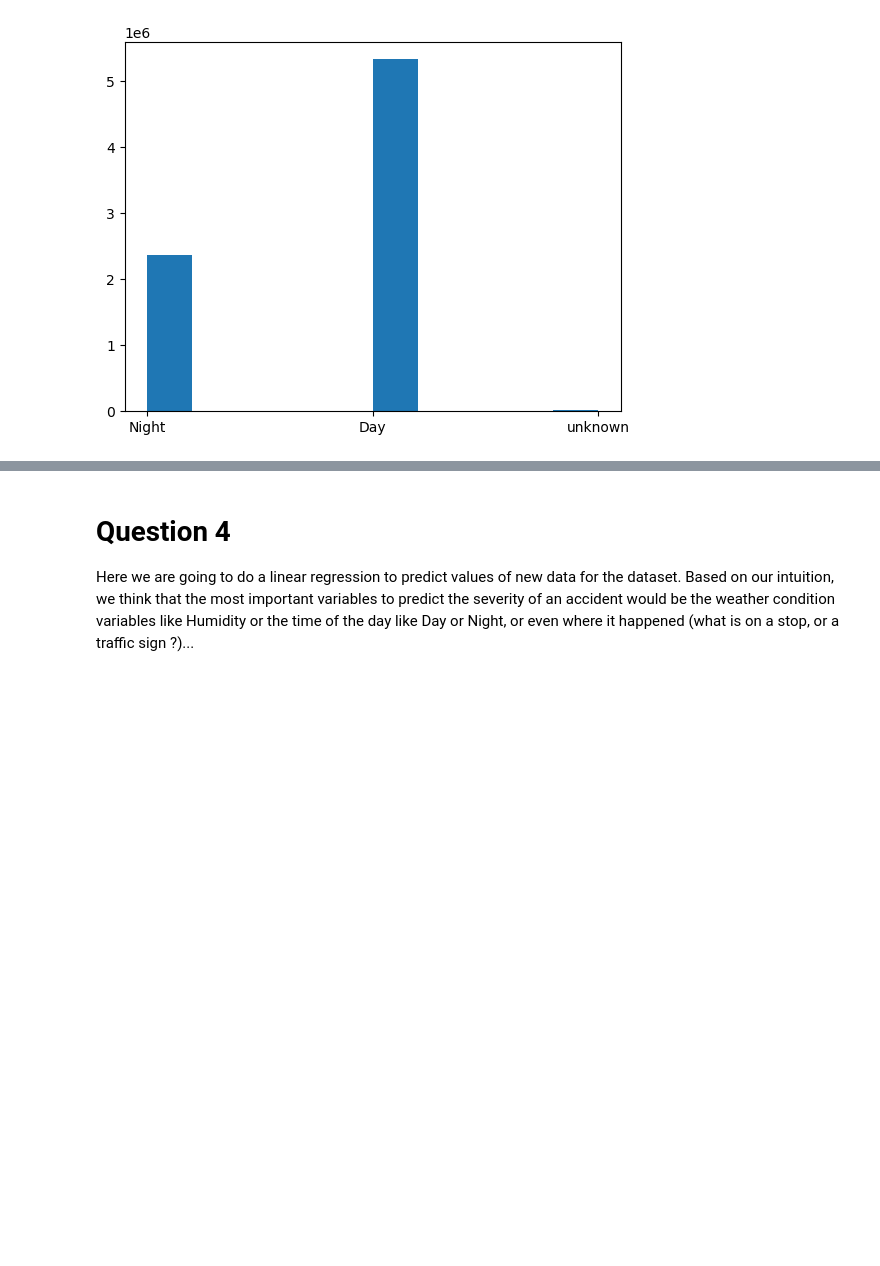
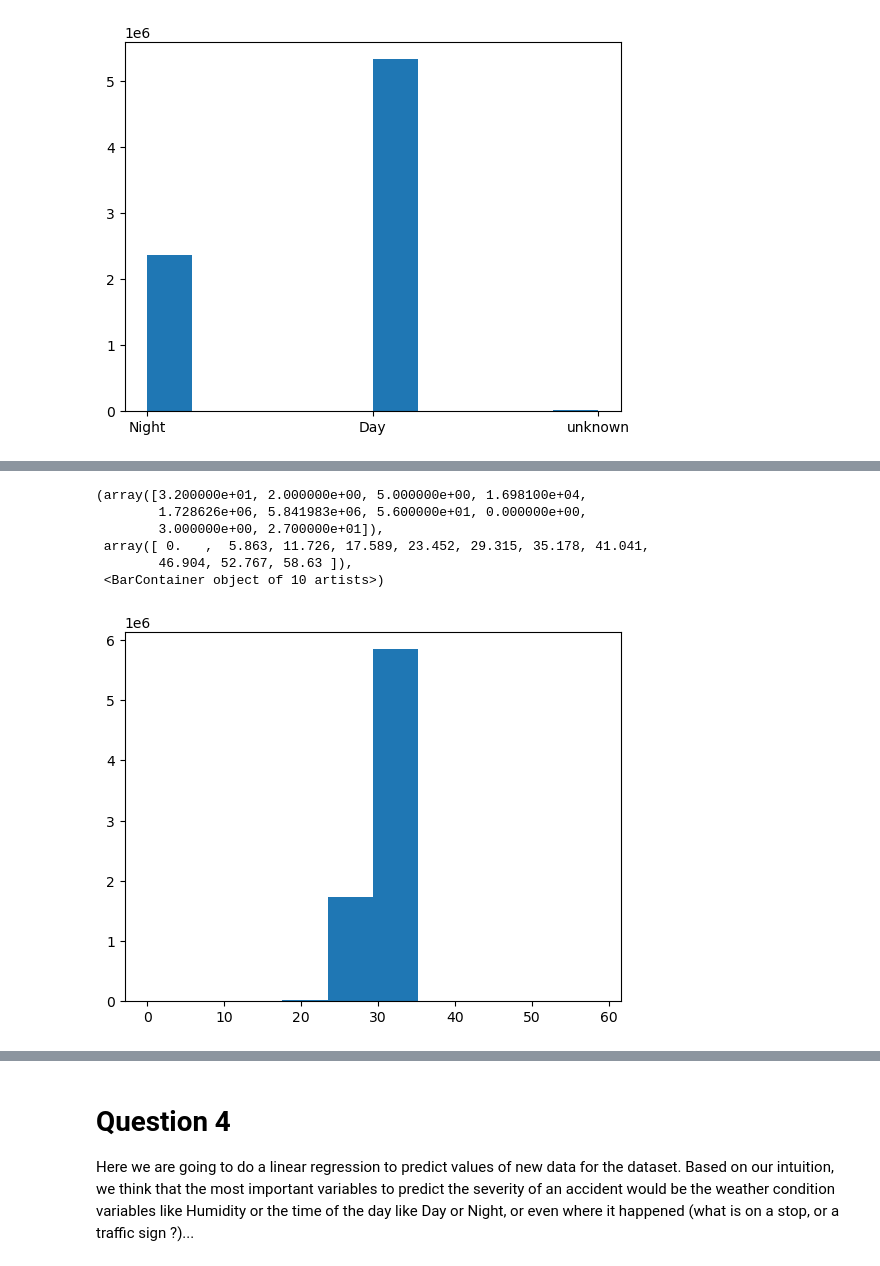
Before and after one commit to RinjieMX/ExplainAI_TD4, a Jupyter notebook: Notebook_TD4.ipynb, the cells around one changed output, grey strips where cells are left out. Drawn from its saved outputs; the diff is of its cells as text; code cells hidden in the pictures; blank space fills up the shorter version.

```diff
--- a/Notebook_TD4.ipynb
+++ b/Notebook_TD4.ipynb
@@ -345,0 +352,10 @@ plt.hist(newdf['Sunrise_Sunset'])
+# %%
+plt.hist(newdf['Pressure(in)'])
+# %% [output]
+(array([3.200000e+01, 2.000000e+00, 5.000000e+00, 1.698100e+04,
+        1.728626e+06, 5.841983e+06, 5.600000e+01, 0.000000e+00,
+        3.000000e+00, 2.700000e+01]),
+ array([ 0.   ,  5.863, 11.726, 17.589, 23.452, 29.315, 35.178, 41.041,
+        46.904, 52.767, 58.63 ]),
+ <BarContainer object of 10 artists>)
+[figure, added]
```
Also changed, not shown: parts of 6 cells of this notebook.
